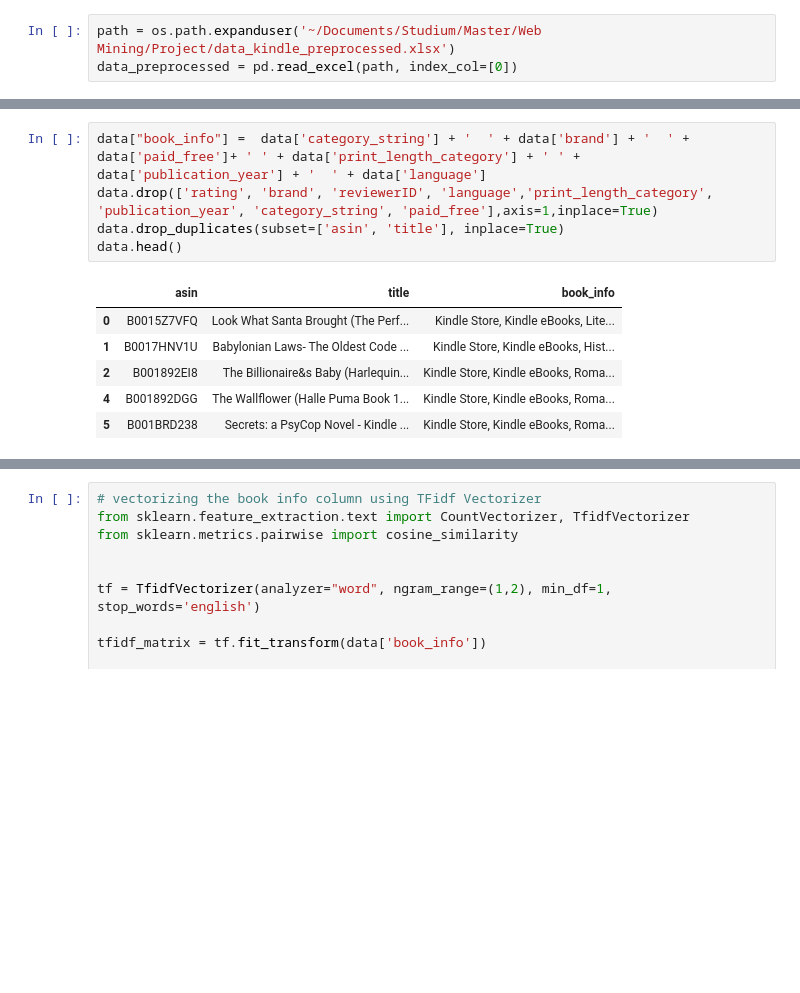
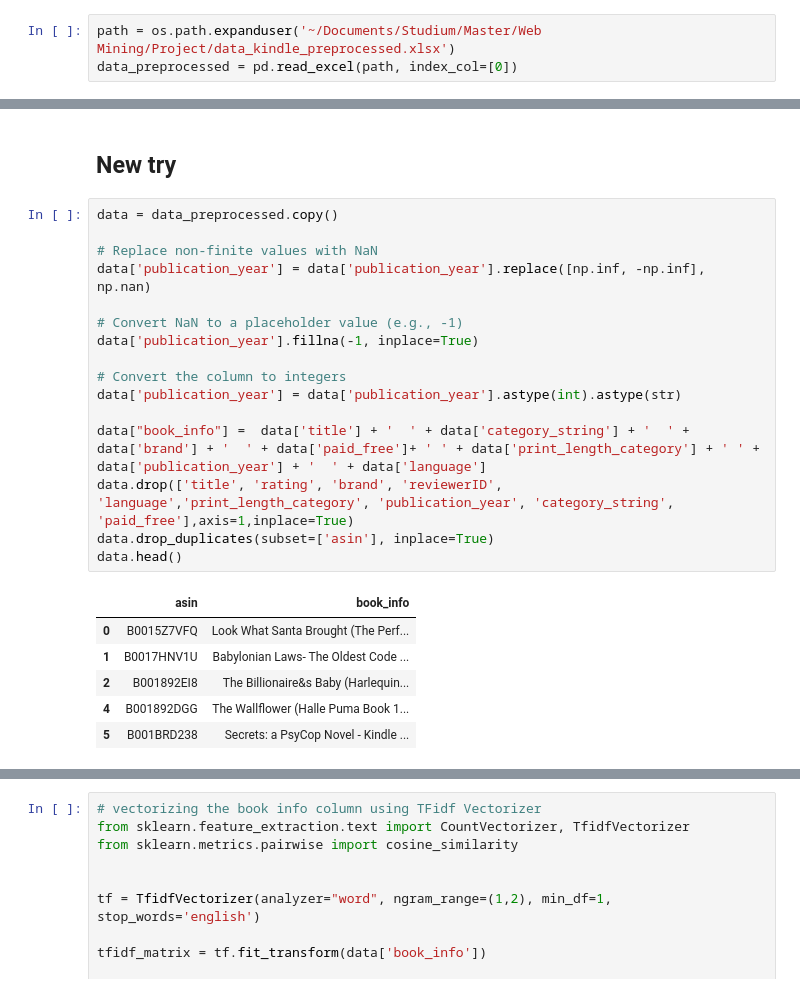
Before and after one commit to leonie1608/Web_Mining_Group9, a Jupyter notebook: model/content_based_item.ipynb, the cells around one changed output, grey strips where cells are left out. Cells and saved outputs as stored; diff of their text form; blank space fills up the shorter version.

```diff
--- a/model/content_based_item.ipynb
+++ b/model/content_based_item.ipynb
@@ -54,15 +201,28 @@ data
+# %% [markdown]
+## New try
 # %%
-data["book_info"] =  data['category_string'] + '  ' + data['brand'] + '  ' + data['paid_free']+ ' ' + data['print_length_category'] + ' ' + data['publication_year'] + '  ' + data['language']
-data.drop(['rating', 'brand', 'reviewerID', 'language','print_length_category', 'publication_year', 'category_string', 'paid_free'],axis=1,inplace=True)
-data.drop_duplicates(subset=['asin', 'title'], inplace=True)
+data = data_preprocessed.copy()
+
+# Replace non-finite values with NaN
+data['publication_year'] = data['publication_year'].replace([np.inf, -np.inf], np.nan)
+
+# Convert NaN to a placeholder value (e.g., -1)
+data['publication_year'].fillna(-1, inplace=True)
+
+# Convert the column to integers
+data['publication_year'] = data['publication_year'].astype(int).astype(str)
+
+data["book_info"] =  data['title'] + '  ' + data['category_string'] + '  ' + data['brand'] + '  ' + data['paid_free']+ ' ' + data['print_length_category'] + ' ' + data['publication_year'] + '  ' + data['language']
+data.drop(['title', 'rating', 'brand', 'reviewerID', 'language','print_length_category', 'publication_year', 'category_string', 'paid_free'],axis=1,inplace=True)
+data.drop_duplicates(subset=['asin'], inplace=True)
 data.head()
 # %% [output]
-|  | asin | title | book_info |
-| 0 | B0015Z7VFQ | Look What Santa Brought (The Perf... | Kindle Store, Kindle eBooks, Lite... |
-| 1 | B0017HNV1U | Babylonian Laws- The Oldest Code ... | Kindle Store, Kindle eBooks, Hist... |
-| 2 | B001892EI8 | The Billionaire&s Baby (Harlequin... | Kindle Store, Kindle eBooks, Roma... |
-| 4 | B001892DGG | The Wallflower (Halle Puma Book 1... | Kindle Store, Kindle eBooks, Roma... |
-| 5 | B001BRD238 | Secrets: a PsyCop Novel - Kindle ... | Kindle Store, Kindle eBooks, Roma... |
+|  | asin | book_info |
+| 0 | B0015Z7VFQ | Look What Santa Brought (The Perf... |
+| 1 | B0017HNV1U | Babylonian Laws- The Oldest Code ... |
+| 2 | B001892EI8 | The Billionaire&s Baby (Harlequin... |
+| 4 | B001892DGG | The Wallflower (Halle Puma Book 1... |
+| 5 | B001BRD238 | Secrets: a PsyCop Novel - Kindle ... |
 # %%
 import pandas as pd
 from sklearn.feature_extraction.text import TfidfVectorizer
```
Also changed, not shown: parts of 12 cells of this notebook, 1 other file.
